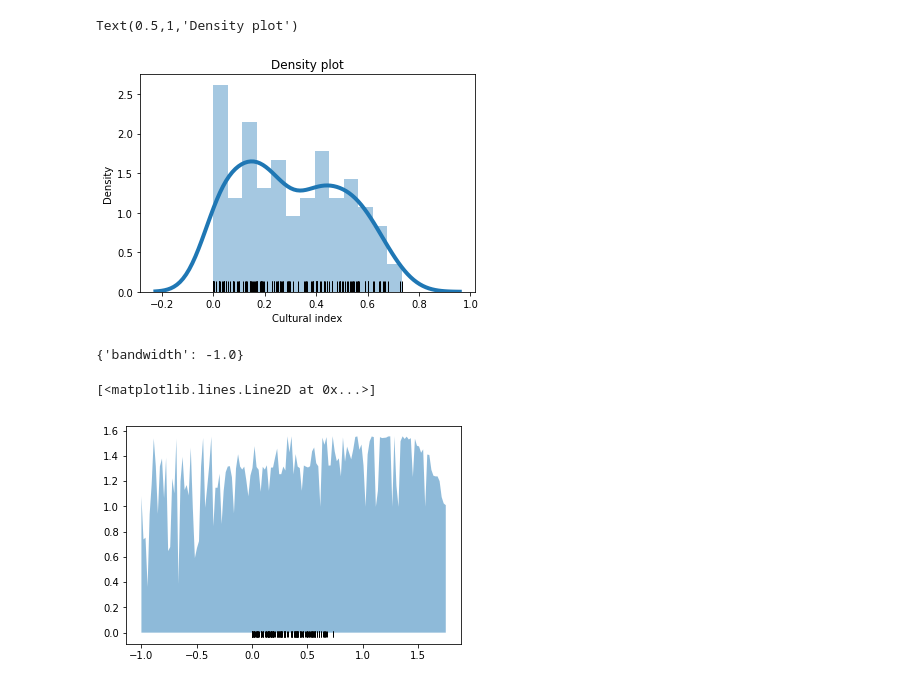
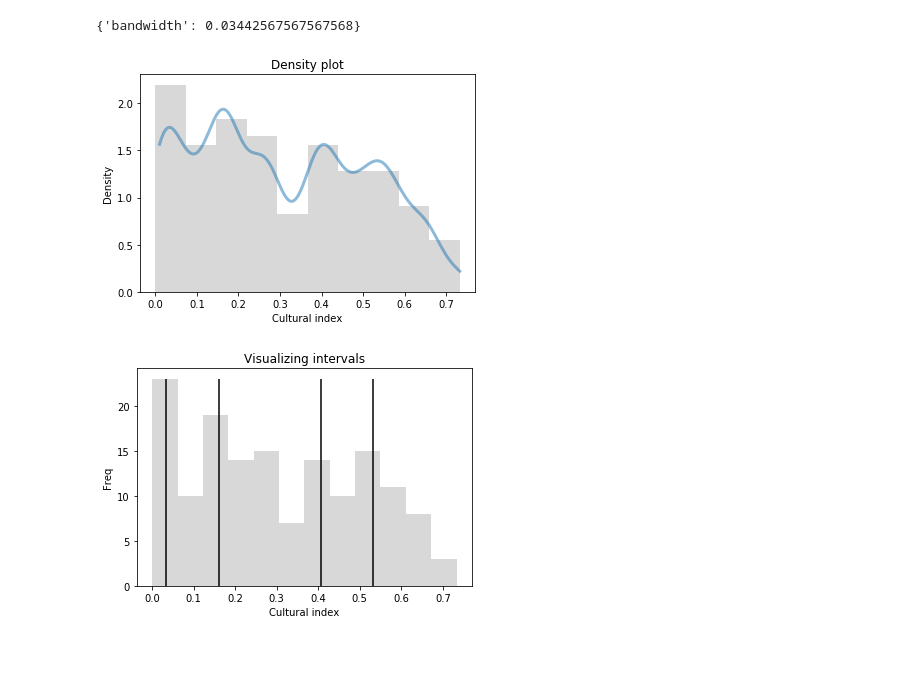
Before and after one commit to eponkratova/color-map-techniques, a Jupyter notebook: clustering.ipynb, the cells around one changed output. Cells and saved outputs as stored; diff of their text form; code cells hidden in the pictures; blank space fills up the shorter version.

Commit message:
Added jenks natural breaks implementation, percentile, fixed kernel density

```diff
--- a/clustering.ipynb
+++ b/clustering.ipynb
@@ -64,32 +64,51 @@ pd.DataFrame(index = x.index, data = y_means).join(x).groupby(0).count()
 | 1 | 36 |
 | 2 | 45 |
 | 3 | 31 |
-# %%
-#Visualizing the data using a histogram and kernel density
-sns.distplot(x, hist = True, kde = True, bins = 13, rug = True,
-             kde_kws={'linewidth': 4},
-             rug_kws={'color': 'black'})
-plt.xlabel('Cultural index')
-plt.ylabel('Density')
-plt.title('Density plot')
-# %% [output]
-Text(0.5,1,'Density plot')
-[figure, removed]
-# %%
-X = np.array(x.iloc[:,0].tolist()).reshape(-1, 1)
-#Finding the optimal bandwidth
-bandwidths = np.linspace( 1.75, 149)
-grid = GridSearchCV(KernelDensity(),
-                    {'bandwidth': bandwidths})
-grid.fit(x)
-print(grid.best_params_)
-# %% [output]
-{'bandwidth': -1.0}
-# %%
-kde = KernelDensity(kernel = 'gaussian', bandwidth = 0.1).fit(X)
-logprob = kde.score_samples(X)
-plt.fill_between(bandwidths, np.exp(logprob), alpha=0.5)
-plt.plot(X, np.full_like(X, -0.01), '|k', markeredgewidth=1)
-# %% [output]
-[<matplotlib.lines.Line2D at 0x...>]
-[figure, removed]
+# %%
+#Alternatively, we will use kernel density estimation
+#Reshaping the data
+df_set = df[['cultural_index']].dropna()
+x = np.array(df_set.iloc[:,0].tolist())
+X = x.reshape(-1, 1)
+x_grid = np.linspace(0.01, x.max(), len(x))
+#Finding the optimal bandwidth
+grid = GridSearchCV(KernelDensity(),
+                    {'bandwidth': x_grid}, cv = 20)
+
+grid.fit(X)
+print(grid.best_params_)
+kde = grid.best_estimator_
+pdf = np.exp(kde.score_samples(x_grid[:, None]))
+#Ploting the density and histogram
+fig, ax = plt.subplots()
+_ = ax.plot(x_grid, pdf, linewidth = 3, alpha = 0.5)
+_ = ax.hist(x, fc = 'gray', histtype = 'stepfilled', alpha = 0.3, normed = True)
+_ = plt.xlabel('Cultural index')
+_ = plt.ylabel('Density')
+_ = plt.title('Density plot')
+mi, ma = argrelextrema(pdf, np.less)[0], argrelextrema(pdf, np.greater)[0]
+#print("Minima:", x_grid[mi])
+#print("Maxima:", x_grid[ma])
+#ar = x[x < x_grid[mi][0]], x[(x >= x_grid[mi][0]) * (x < x_grid[mi][1])], x[(x >= x_grid[mi][1]) * (x < x_grid[mi][2])], x[(x >= x_grid[mi][2]) * (x < x_grid[mi][3])],x[(x >= x_grid[mi][3]) * (x < x_grid[mi][4])], x[x >= x_grid[mi][5]]
+def cls_kern(X):
+    '''The function assigns lables depending on which interval a data point falls into'''
+    for x in X:
+        if x < x_grid[ma][0]: return '1'
+        elif (x >= x_grid[ma][0]) * (x < x_grid[ma][1]): return '2'
+        elif (x >= x_grid[ma][1]) * (x < x_grid[ma][2]): return '3'
+        else: return '4'
+df_set['class'] = df_set[['cultural_index']].apply(cls_kern, axis = 1)
+#Checking the # of observations in every class
+df_set.groupby('class').count()
+#Visualizing the breaks
+plt.figure()
+_ = plt.hist(x, bins = 12, histtype = 'stepfilled', fc = 'gray', alpha = 0.3)
+_ = plt.title('Visualizing intervals')
+_ = plt.xlabel('Cultural index')
+_ = plt.ylabel('Freq')
+for p in x_grid[ma]:
+    plt.vlines(p, ymin = 0, ymax = max(hist[0]))
+# %% [output]
+{'bandwidth': 0.03442567567567568}
+[figure, added]
+[figure, added]
```
Also changed, not shown: parts of 5 cells of this notebook.
